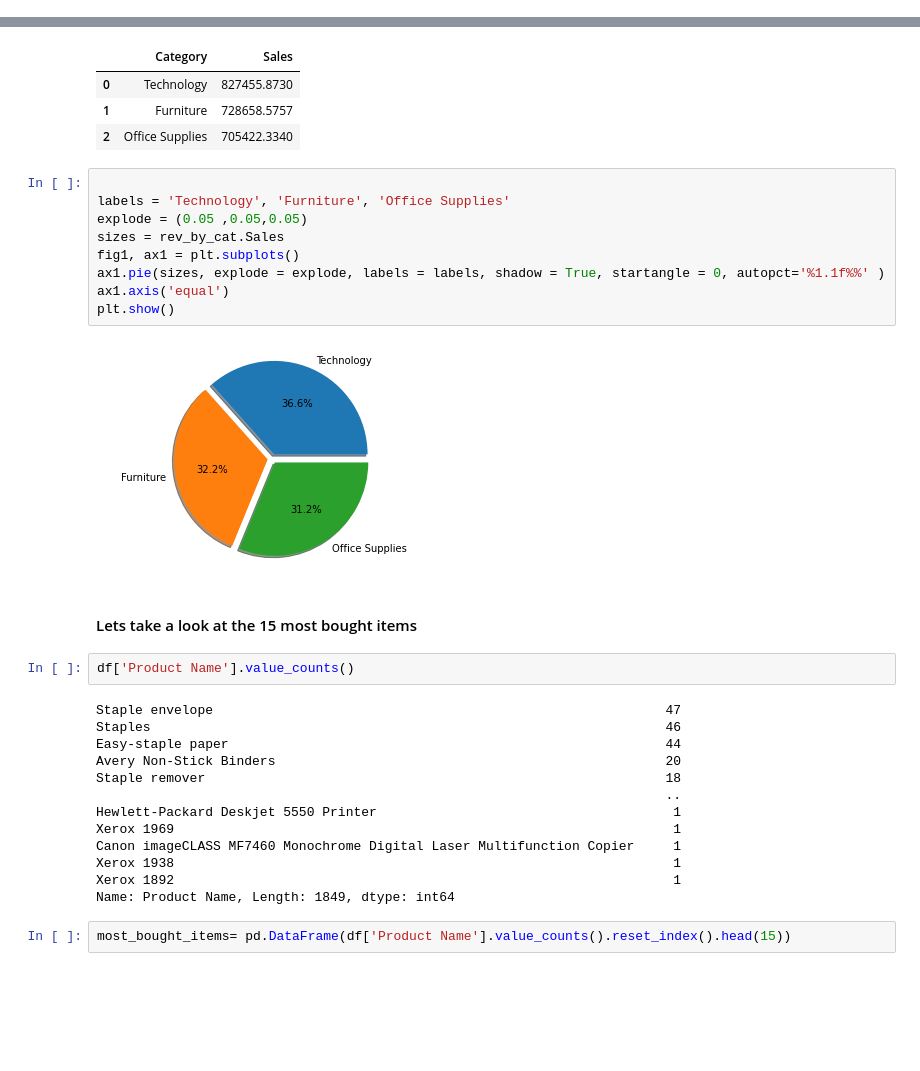
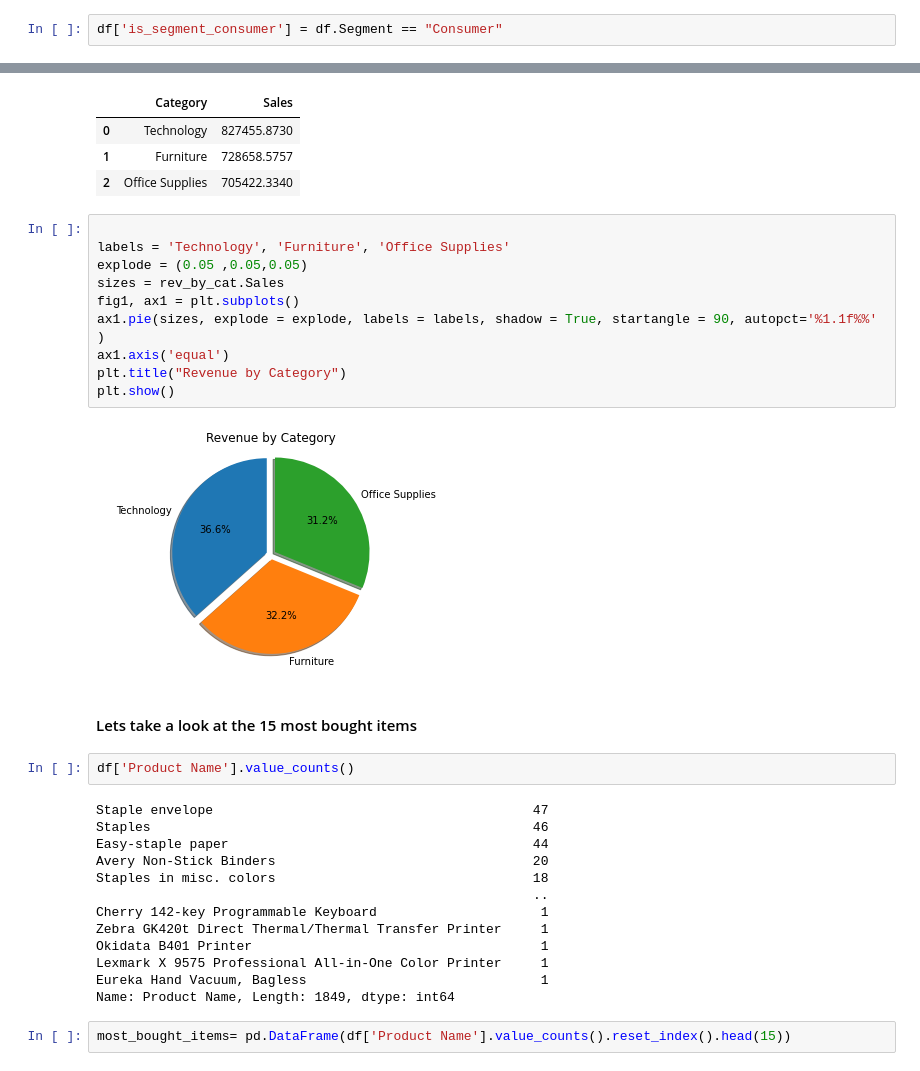
Before and after one commit to MainaliB/my_work, a Jupyter notebook: customer_data.ipynb, the cells around one changed output, grey strips where cells are left out. Saved outputs shown, nothing was run; the diff lists cells and outputs as text; blank space fills up the shorter version.

```diff
--- a/customer_data.ipynb
+++ b/customer_data.ipynb
@@ -171 +180,3 @@ dtype: object
+# %%
+df['is_segment_consumer'] = df.Segment == "Consumer"
 # %%
@@ -326,30 +334,31 @@ rev_by_cat
 # %%
 
 labels = 'Technology', 'Furniture', 'Office Supplies'
 explode = (0.05 ,0.05,0.05)
 sizes = rev_by_cat.Sales
 fig1, ax1 = plt.subplots()
-ax1.pie(sizes, explode = explode, labels = labels, shadow = True, startangle = 0, autopct='%1.1f%%' )
+ax1.pie(sizes, explode = explode, labels = labels, shadow = True, startangle = 90, autopct='%1.1f%%' )
 ax1.axis('equal')
+plt.title("Revenue by Category")
 plt.show()
 # %% [output]
-[figure, old version]
+[figure, new version]
 # %% [markdown]
 #### Lets take a look at the 15 most bought items
 # %%
 df['Product Name'].value_counts()
 # %% [output]
-Staple envelope                                                          47
-Staples                                                                  46
-Easy-staple paper                                                        44
-Avery Non-Stick Binders                                                  20
-Staple remover                                                           18
-                                                                         ..
-Hewlett-Packard Deskjet 5550 Printer                                      1
-Xerox 1969                                                                1
-Canon imageCLASS MF7460 Monochrome Digital Laser Multifunction Copier     1
-Xerox 1938                                                                1
-Xerox 1892                                                                1
+Staple envelope                                         47
+Staples                                                 46
+Easy-staple paper                                       44
+Avery Non-Stick Binders                                 20
+Staples in misc. colors                                 18
+                                                        ..
+Cherry 142-key Programmable Keyboard                     1
+Zebra GK420t Direct Thermal/Thermal Transfer Printer     1
+Okidata B401 Printer                                     1
+Lexmark X 9575 Professional All-in-One Color Printer     1
+Eureka Hand Vacuum, Bagless                              1
 Name: Product Name, Length: 1849, dtype: int64
 # %%
 most_bought_items= pd.DataFrame(df['Product Name'].value_counts().reset_index().head(15))
```
Also changed, not shown: parts of 25 cells of this notebook.
